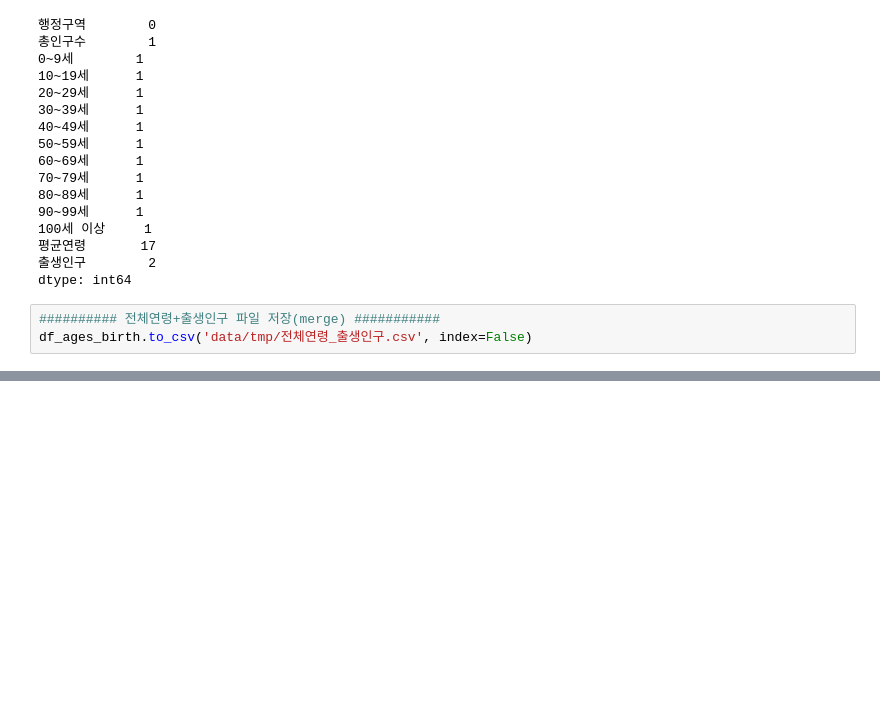
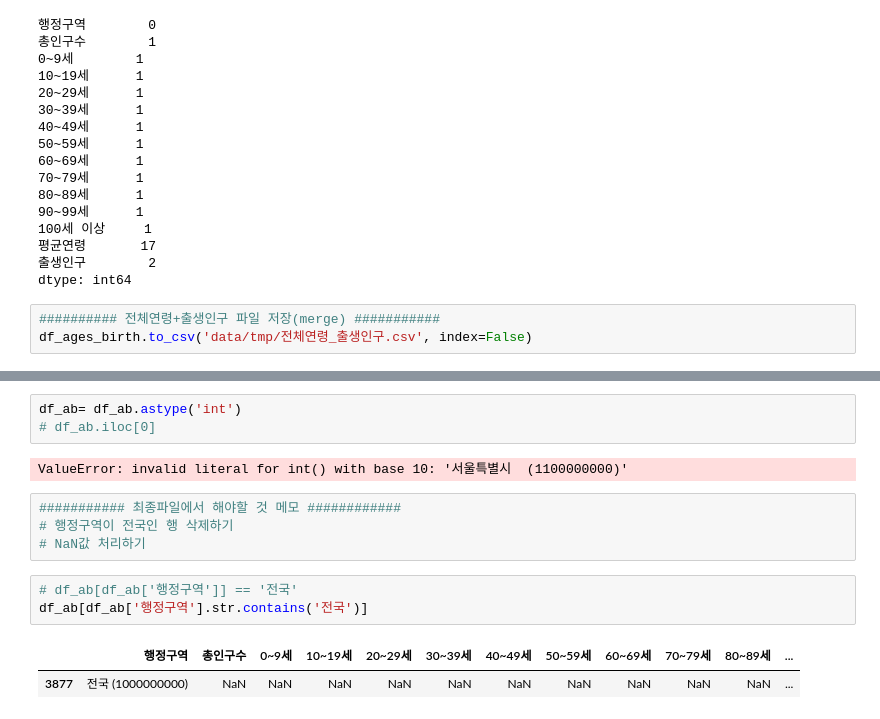
Before and after one commit to alexlee0318/Project_olive_index, a Jupyter notebook: data_ages_birth.ipynb, the cells around one changed output, grey strips where cells are left out. Saved outputs shown, nothing was run; the diff lists cells and outputs as text; blank space fills up the shorter version.

```diff
--- a/data_ages_birth.ipynb
+++ b/data_ages_birth.ipynb
@@ -323,0 +361,15 @@ for i in range(int(len(cols))):
+# %%
+df_ab= df_ab.astype('int')
+# df_ab.iloc[0]
+# %% [output]
+ValueError: invalid literal for int() with base 10: '서울특별시  (1100000000)'
+# %%
+########### 최종파일에서 해야할 것 메모 ############
+# 행정구역이 전국인 행 삭제하기
+# NaN값 처리하기
+# %%
+# df_ab[df_ab['행정구역']] == '전국'
+df_ab[df_ab['행정구역'].str.contains('전국')]
+# %% [output]
+|  | 행정구역 | 총인구수 | 0~9세 | 10~19세 | 20~29세 | 30~39세 | 40~49세 | 50~59세 | 60~69세 | 70~79세 | 80~89세 | ... |
+| 3877 | 전국 (1000000000) | NaN | NaN | NaN | NaN | NaN | NaN | NaN | NaN | NaN | NaN | ... |
```
Also changed, not shown: parts of 18 cells of this notebook, 2 other files.
